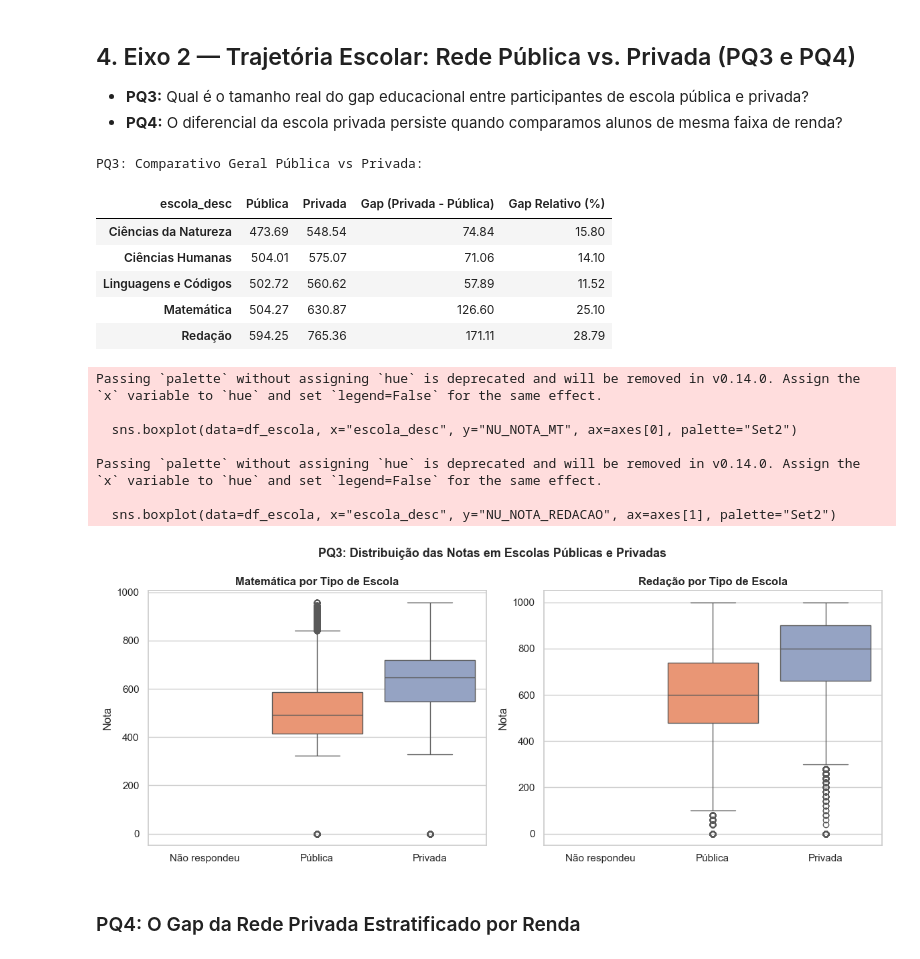
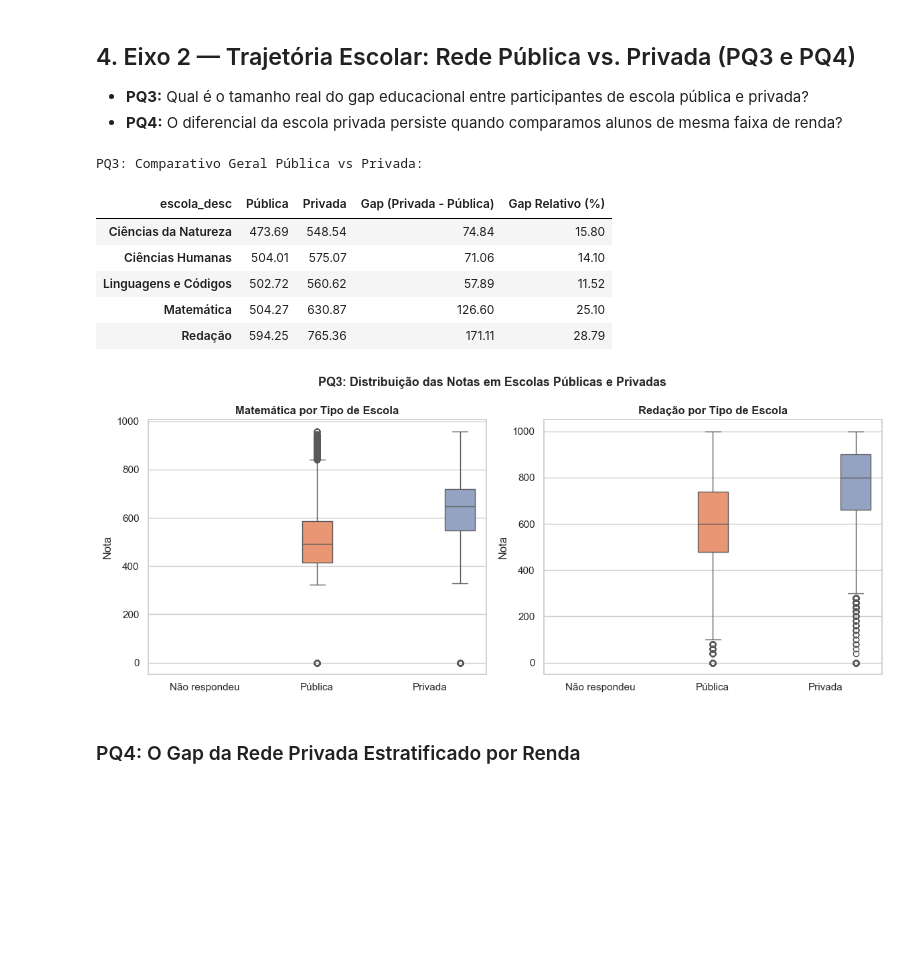
Before and after one commit to saraivagustavo/EduDataBR, a Jupyter notebook: notebooks/03_analise_exploratoria.ipynb, the cells around one changed output. Saved outputs shown, nothing was run; the diff lists cells and outputs as text; code cells hidden in the pictures; blank space fills up the shorter version.

Commit message:
fix(eda): corrigir import de display e deprecation warning do seaborn nos boxplots

```diff
--- a/notebooks/03_analise_exploratoria.ipynb
+++ b/notebooks/03_analise_exploratoria.ipynb
@@ -187,43 +188,36 @@ df_escola = df_ana[df_ana["TP_ESCOLA"].isin([2, 3])].copy()
 
 medias_escola = df_escola.groupby("escola_desc", observed=True)[NOTAS].mean().rename(columns=NOMES_NOTAS).T
 medias_escola["Gap (Privada - Pública)"] = medias_escola["Privada"] - medias_escola["Pública"]
 medias_escola["Gap Relativo (%)"] = (medias_escola["Gap (Privada - Pública)"] / medias_escola["Pública"]) * 100
 
 print("PQ3: Comparativo Geral Pública vs Privada:")
 display(medias_escola.round(2))
 
 # Boxplot comparativo em Matemática e Redação
 fig, axes = plt.subplots(1, 2, figsize=(12, 5))
-sns.boxplot(data=df_escola, x="escola_desc", y="NU_NOTA_MT", ax=axes[0], palette="Set2")
+sns.boxplot(data=df_escola, x="escola_desc", y="NU_NOTA_MT", hue="escola_desc", ax=axes[0], palette="Set2", legend=False)
 axes[0].set_title("Matemática por Tipo de Escola", fontweight="bold")
 axes[0].set_xlabel("")
 axes[0].set_ylabel("Nota")
 
-sns.boxplot(data=df_escola, x="escola_desc", y="NU_NOTA_REDACAO", ax=axes[1], palette="Set2")
+sns.boxplot(data=df_escola, x="escola_desc", y="NU_NOTA_REDACAO", hue="escola_desc", ax=axes[1], palette="Set2", legend=False)
 axes[1].set_title("Redação por Tipo de Escola", fontweight="bold")
 axes[1].set_xlabel("")
 axes[1].set_ylabel("Nota")
 
 plt.suptitle("PQ3: Distribuição das Notas em Escolas Públicas e Privadas", fontsize=13, fontweight="bold")
 plt.tight_layout()
 plt.savefig(FIG_DIR / "eixo2_pq3_boxplot_publica_privada.png", bbox_inches="tight")
 plt.show()
 # %% [output]
 PQ3: Comparativo Geral Pública vs Privada:
 | escola_desc | Pública | Privada | Gap (Privada - Pública) | Gap Relativo (%) |
 | Ciências da Natureza | 473.69 | 548.54 | 74.84 | 15.80 |
 | Ciências Humanas | 504.01 | 575.07 | 71.06 | 14.10 |
 | Linguagens e Códigos | 502.72 | 560.62 | 57.89 | 11.52 |
 | Matemática | 504.27 | 630.87 | 126.60 | 25.10 |
 | Redação | 594.25 | 765.36 | 171.11 | 28.79 |
-Passing `palette` without assigning `hue` is deprecated and will be removed in v0.14.0. Assign the `x` variable to `hue` and set `legend=False` for the same effect.
-
-  sns.boxplot(data=df_escola, x="escola_desc", y="NU_NOTA_MT", ax=axes[0], palette="Set2")
-
-Passing `palette` without assigning `hue` is deprecated and will be removed in v0.14.0. Assign the `x` variable to `hue` and set `legend=False` for the same effect.
-
-  sns.boxplot(data=df_escola, x="escola_desc", y="NU_NOTA_REDACAO", ax=axes[1], palette="Set2")
-[figure, old version]
+[figure, new version]
 # %% [markdown]
 ### PQ4: O Gap da Rede Privada Estratificado por Renda
 # %%
```
Also changed, not shown: parts of 1 cell of this notebook, 1 other file.
